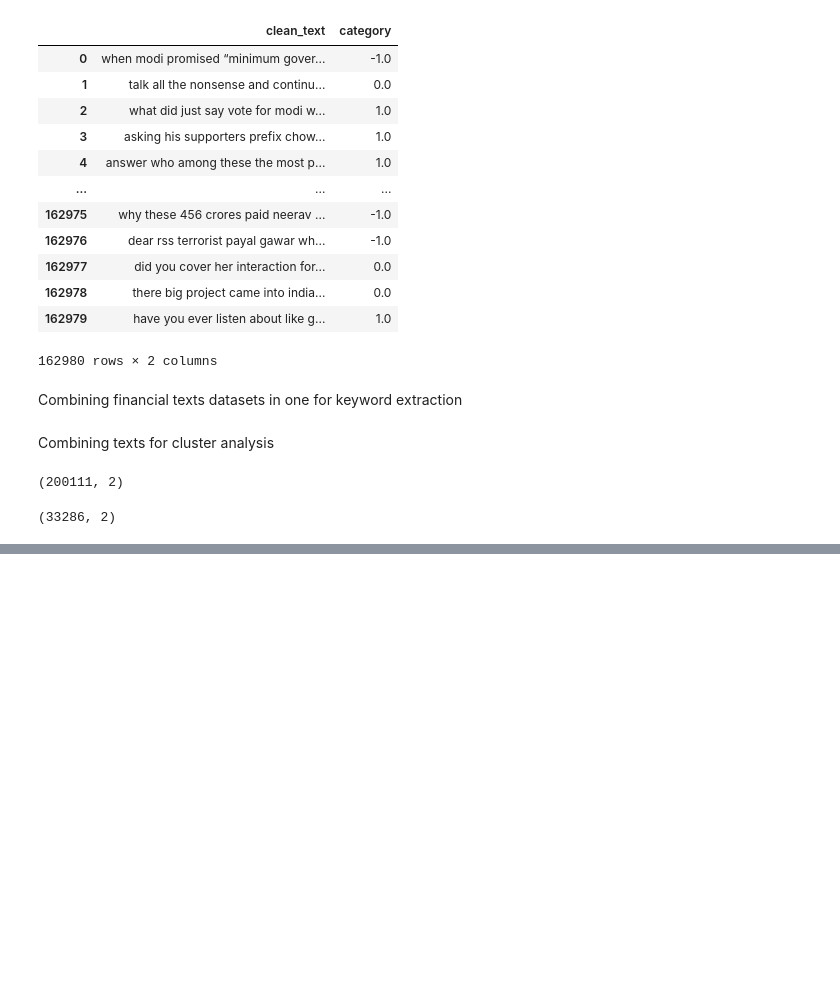
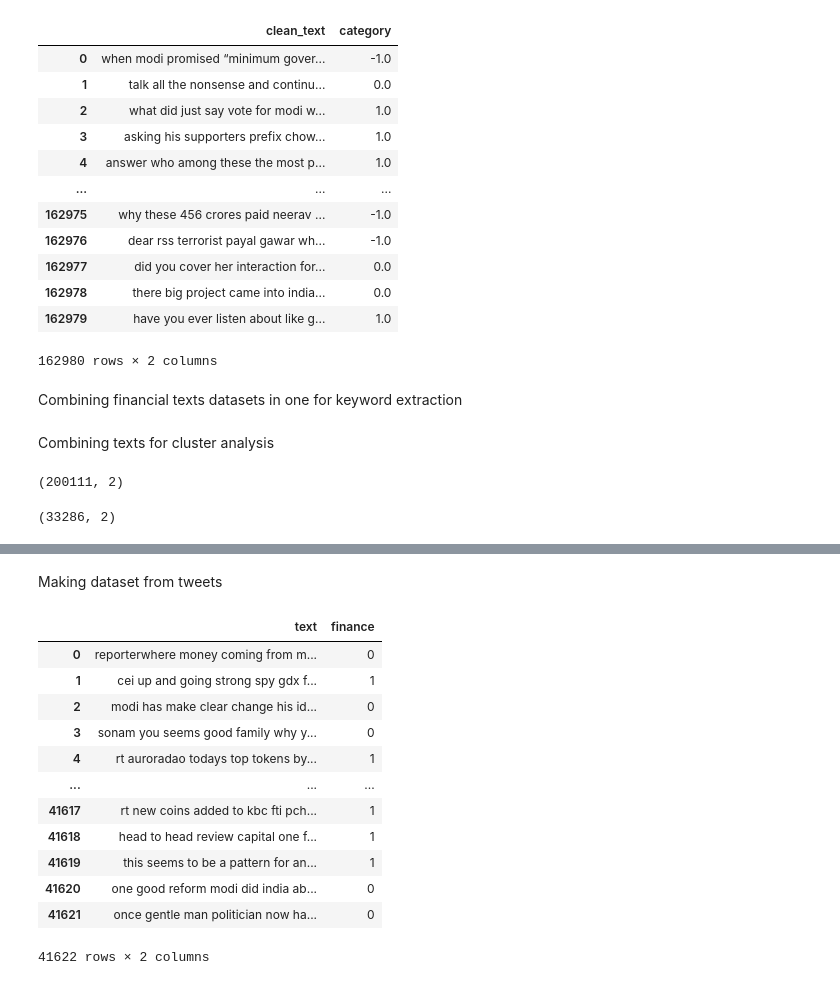
Before and after one commit to atantonova/summer_practice, a Jupyter notebook: code/data_check.ipynb, the cells around one changed output, grey strips where cells are left out. Cells and saved outputs as stored; diff of their text form; code cells hidden in the pictures; blank space fills up the shorter version.

Commit message:
added new data, notebook for predictions on trained model

```diff
--- a/code/data_check.ipynb
+++ b/code/data_check.ipynb
@@ -153,3 +156,5 @@ stockerbot_data_cleaned['text'] = stockerbot_data_cleaned['text'].apply(clean_st
+# %%
+stockerbot_data_cleaned = stockerbot_data_cleaned[word_count >= 10]
 # %%
 stockerbot_data_cleaned.iloc[0]['text']
 # %% [output]
@@ -287,0 +291,2 @@ Removing duplicates from news dataset
+# %% [markdown]
+Making dataset from tweets
@@ -287,0 +295,26 @@ Removing duplicates from news dataset
+# %%
+dataset_for_classification = pd.DataFrame(list(zip(stockerbot_data_cleaned['text'], np.ones(stockerbot_data_cleaned.shape[0], dtype=np.int8))), columns=['text', 'finance'])
+# %%
+dataset_for_classification = dataset_for_classification.append(pd.DataFrame(list(zip(twitter_data['clean_text'],
+                                                                                     np.zeros(stockerbot_data_cleaned.shape[0],
+                                                                                             dtype=np.int8))),
+                                                                            columns=['text', 'finance']))
+# %%
+dataset_for_classification = dataset_for_classification.sample(frac=1)
+dataset_for_classification.reset_index(drop=True, inplace=True)
+# %%
+dataset_for_classification
+# %% [output]
+|  | text | finance |
+| 0 | reporterwhere money coming from m... | 0 |
+| 1 | cei up and going strong spy gdx f... | 1 |
+| 2 | modi has make clear change his id... | 0 |
+| 3 | sonam you seems good family why y... | 0 |
+| 4 | rt auroradao todays top tokens by... | 1 |
+| ... | ... | ... |
+| 41617 | rt new coins added to kbc fti pch... | 1 |
+| 41618 | head to head review capital one f... | 1 |
+| 41619 | this seems to be a pattern for an... | 1 |
+| 41620 | one good reform modi did india ab... | 0 |
+| 41621 | once gentle man politician now ha... | 0 |
+41622 rows × 2 columns
```
Also changed, not shown: parts of 6 cells of this notebook, 4 other files.
